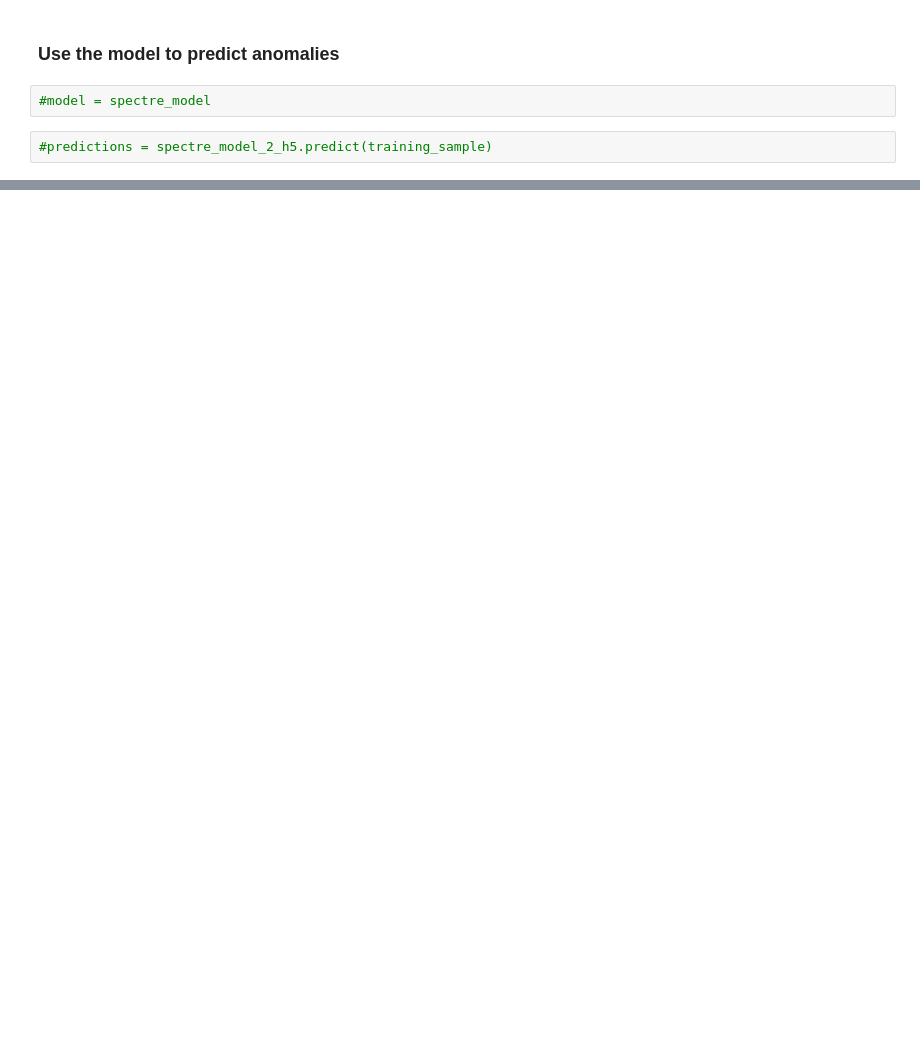
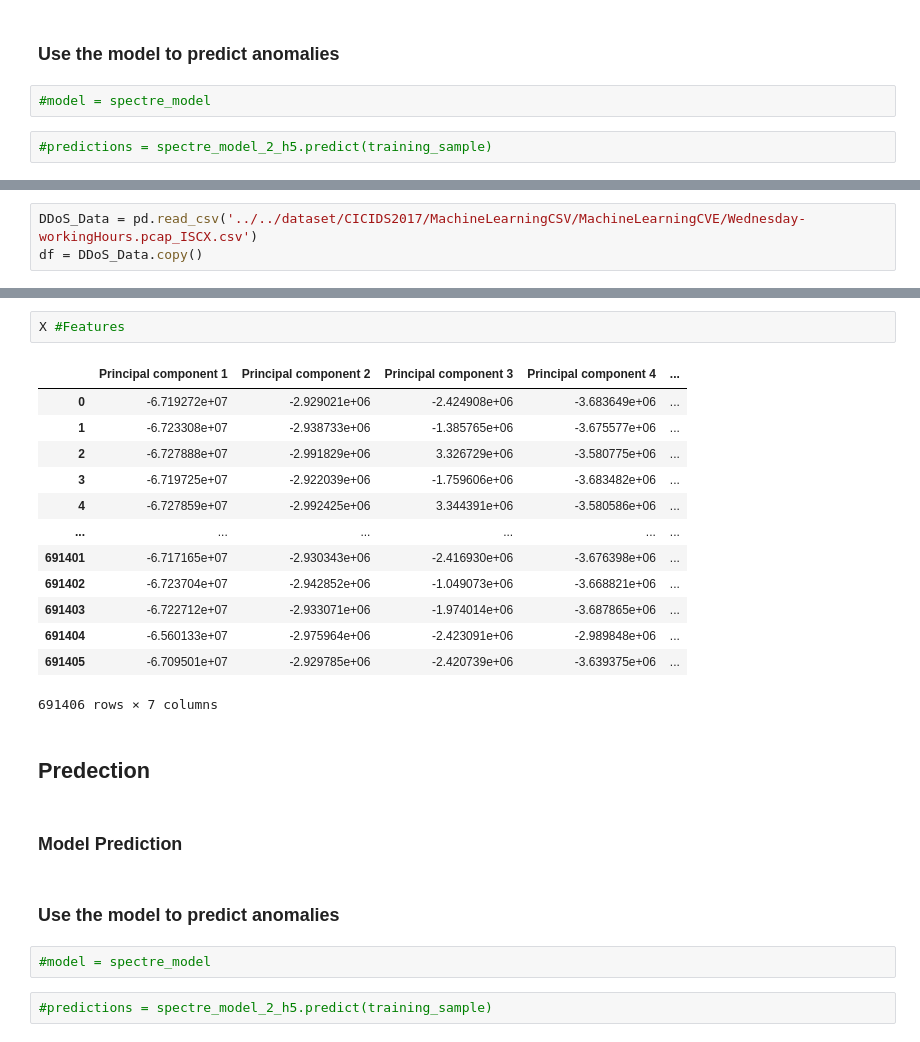
Before and after one commit to ARYN-27/spectre-dev, a Jupyter notebook: spectre-code/spectre-ann/SPECTRE_PROTOTYPE.ipynb, the cells around one changed output, grey strips where cells are left out. Saved outputs shown, nothing was run; the diff lists cells and outputs as text; blank space fills up the shorter version.

```diff
--- a/spectre-code/spectre-ann/SPECTRE_PROTOTYPE.ipynb
+++ b/spectre-code/spectre-ann/SPECTRE_PROTOTYPE.ipynb
@@ -244,0 +232,3 @@ plt.show()
+# %%
+DDoS_Data = pd.read_csv('../../dataset/CICIDS2017/MachineLearningCSV/MachineLearningCVE/Wednesday-workingHours.pcap_ISCX.csv')
+df = DDoS_Data.copy()
@@ -244,0 +305,26 @@ plt.show()
+# %%
+X #Features
+# %% [output]
+|  | Principal component 1 | Principal component 2 | Principal component 3 | Principal component 4 | ... |
+| 0 | -6.719272e+07 | -2.929021e+06 | -2.424908e+06 | -3.683649e+06 | ... |
+| 1 | -6.723308e+07 | -2.938733e+06 | -1.385765e+06 | -3.675577e+06 | ... |
+| 2 | -6.727888e+07 | -2.991829e+06 | 3.326729e+06 | -3.580775e+06 | ... |
+| 3 | -6.719725e+07 | -2.922039e+06 | -1.759606e+06 | -3.683482e+06 | ... |
+| 4 | -6.727859e+07 | -2.992425e+06 | 3.344391e+06 | -3.580586e+06 | ... |
+| ... | ... | ... | ... | ... | ... |
+| 691401 | -6.717165e+07 | -2.930343e+06 | -2.416930e+06 | -3.676398e+06 | ... |
+| 691402 | -6.723704e+07 | -2.942852e+06 | -1.049073e+06 | -3.668821e+06 | ... |
+| 691403 | -6.722712e+07 | -2.933071e+06 | -1.974014e+06 | -3.687865e+06 | ... |
+| 691404 | -6.560133e+07 | -2.975964e+06 | -2.423091e+06 | -2.989848e+06 | ... |
+| 691405 | -6.709501e+07 | -2.929785e+06 | -2.420739e+06 | -3.639375e+06 | ... |
+691406 rows × 7 columns
+# %% [markdown]
+## Predection
+# %% [markdown]
+### Model Prediction
+# %% [markdown]
+### Use the model to predict anomalies
+# %%
+#model = spectre_model
+# %%
+#predictions = spectre_model_2_h5.predict(training_sample)
```
Also changed, not shown: parts of 91 cells of this notebook, 1 other file.
